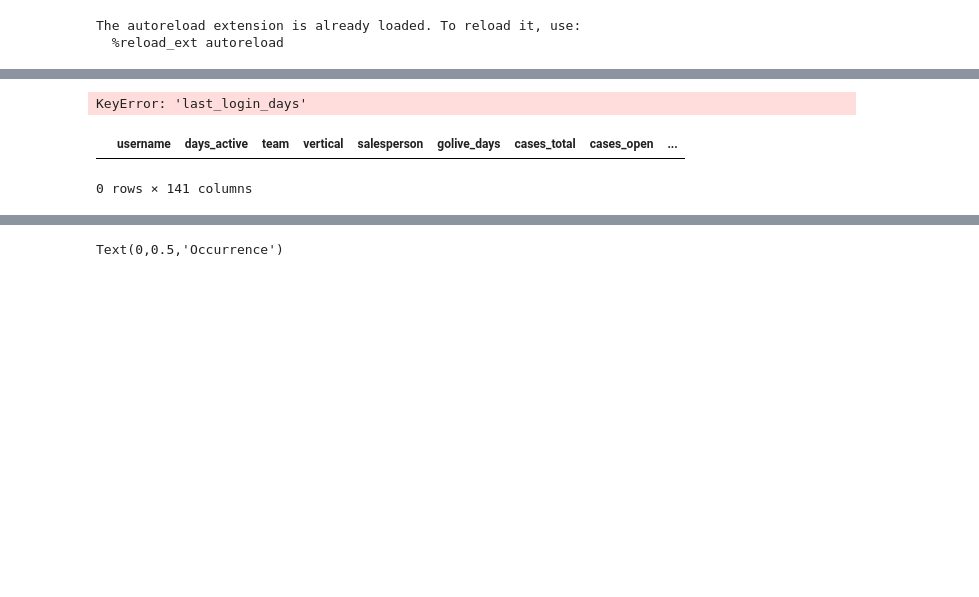
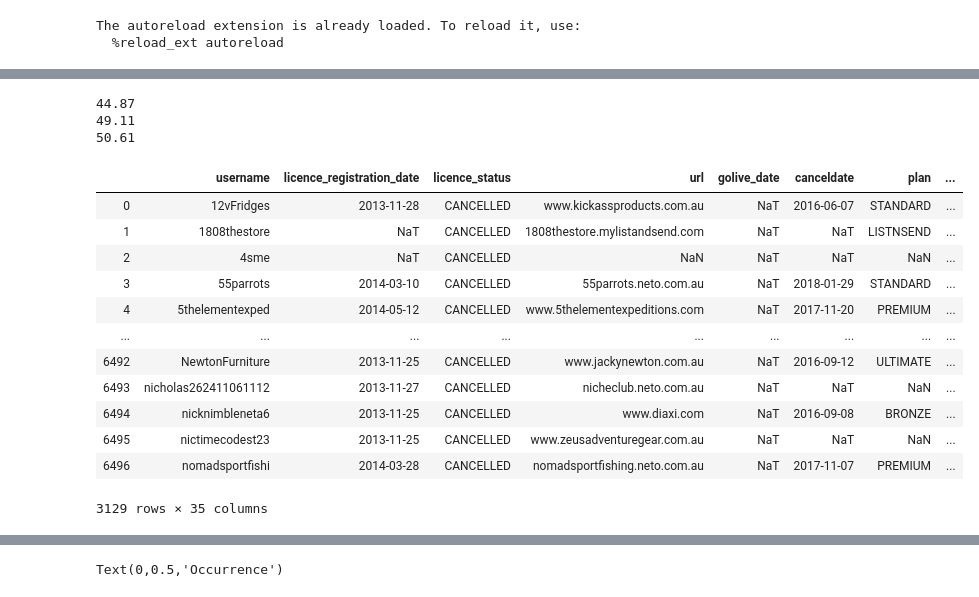
Before and after one commit to justinhennessy/100-days-of-code, a Jupyter notebook: project/EDA.ipynb, the cells around one changed output, grey strips where cells are left out. Cells and saved outputs as stored; diff of their text form; code cells hidden in the pictures; blank space fills up the shorter version.

```diff
--- a/project/EDA.ipynb
+++ b/project/EDA.ipynb
@@ -36,7 +36,7 @@ PATH = "../data/"
 df_raw = pd.read_csv(f'{PATH}churn.csv', low_memory=False,
                      parse_dates=['canceldate', 'licence_registration_date', 'golive_date'])
 
-COLUMN_NAME = 'last_login_days'
+COLUMN_NAME = 'golive_days'
 # %%
 def display_all(df):
     with pd.option_context("display.max_rows", 1000, "display.max_columns", 1000):
@@ -189,12 +241,25 @@ def data_distribution(df, feature):
                                             (df[COLUMN_NAME] < (feature_mean + (feature_std * i)))]) / len(df) * 100,2)
         print(output)
 
-data_distribution(df_processed, COLUMN_NAME)
+data_distribution(df_raw, COLUMN_NAME)
 # %% [output]
-KeyError: 'last_login_days'
+44.87
+49.11
+50.61
 # %%
-df_processed[df_processed[COLUMN_NAME].isna() == True]
+df_raw[df_raw[COLUMN_NAME].isna() == True]
 # %% [output]
-|  | username | days_active | team | vertical | salesperson | golive_days | cases_total | cases_open | ... |
+|  | username | licence_registration_date | licence_status | url | golive_date | canceldate | plan | ... |
+| 0 | 12vFridges | 2013-11-28 | CANCELLED | www.kickassproducts.com.au | NaT | 2016-06-07 | STANDARD | ... |
+| 1 | 1808thestore | NaT | CANCELLED | 1808thestore.mylistandsend.com | NaT | NaT | LISTNSEND | ... |
+| 2 | 4sme | NaT | CANCELLED | NaN | NaT | NaT | NaN | ... |
+| 3 | 55parrots | 2014-03-10 | CANCELLED | 55parrots.neto.com.au | NaT | 2018-01-29 | STANDARD | ... |
+| 4 | 5thelementexped | 2014-05-12 | CANCELLED | www.5thelementexpeditions.com | NaT | 2017-11-20 | PREMIUM | ... |
+| ... | ... | ... | ... | ... | ... | ... | ... | ... |
+| 6492 | NewtonFurniture | 2013-11-25 | CANCELLED | www.jackynewton.com.au | NaT | 2016-09-12 | ULTIMATE | ... |
+| 6493 | nicholas262411061112 | 2013-11-27 | CANCELLED | nicheclub.neto.com.au | NaT | NaT | NaN | ... |
+| 6494 | nicknimbleneta6 | 2013-11-25 | CANCELLED | www.diaxi.com | NaT | 2016-09-08 | BRONZE | ... |
+| 6495 | nictimecodest23 | 2013-11-25 | CANCELLED | www.zeusadventuregear.com.au | NaT | NaT | NaN | ... |
+| 6496 | nomadsportfishi | 2014-03-28 | CANCELLED | nomadsportfishing.neto.com.au | NaT | 2017-11-07 | PREMIUM | ... |
-0 rows × 141 columns
+3129 rows × 35 columns
 # %%
```
Also changed, not shown: parts of 25 cells of this notebook, 1 other file.
